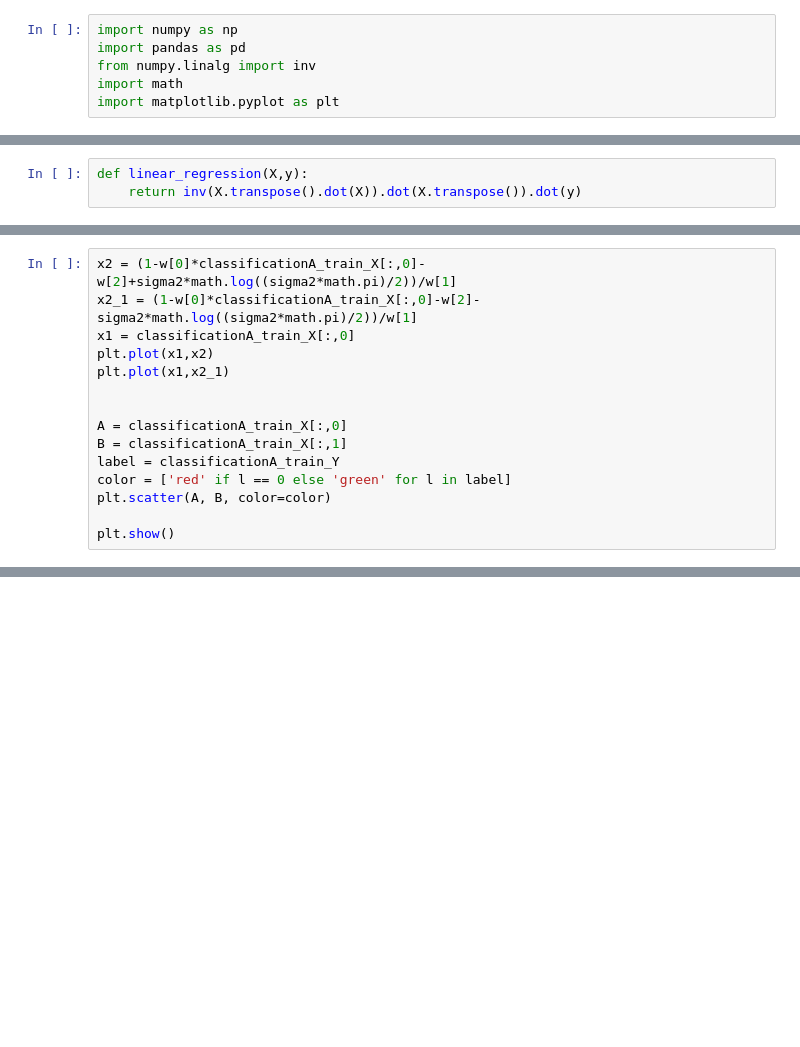
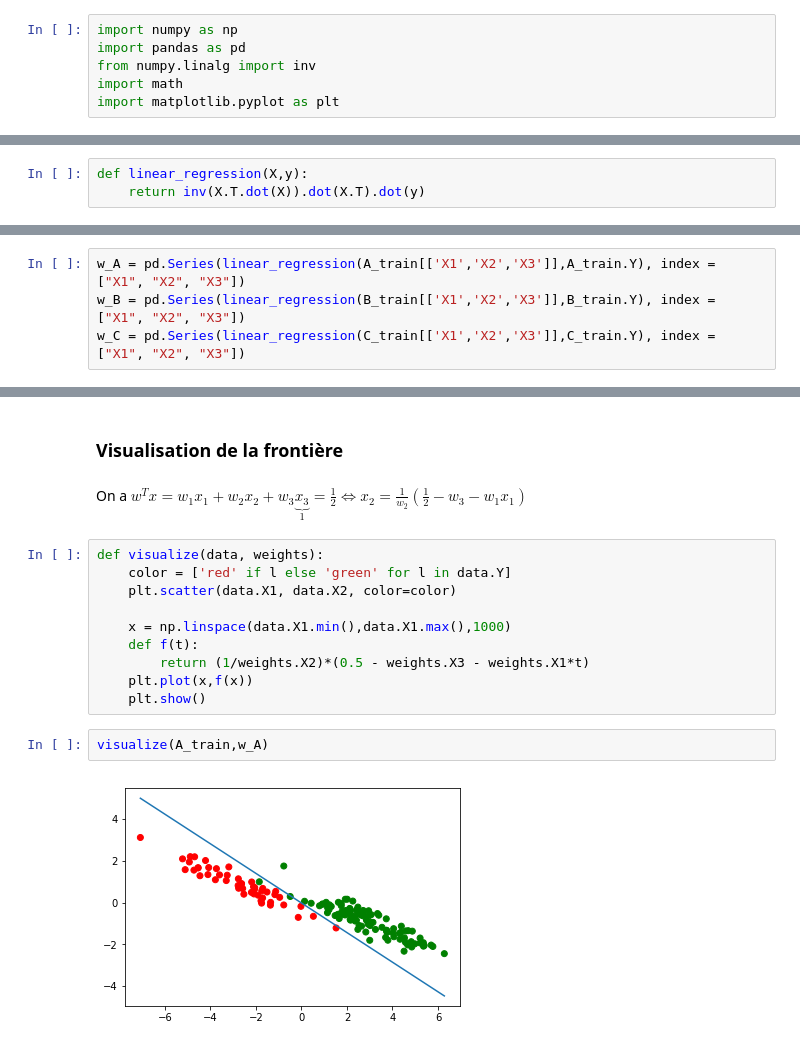
Before and after one commit to YoucefZemmouri/Graphical_Model_HMK1, a Jupyter notebook: Linear_Regression.ipynb, the cells around one changed output, grey strips where cells are left out. Drawn from its saved outputs; the diff is of its cells as text; blank space fills up the shorter version.

```diff
--- a/Linear_Regression.ipynb
+++ b/Linear_Regression.ipynb
@@ -49,3 +25,3 @@ classificationC_test_X[:,2] = 1
 # %%
 def linear_regression(X,y):
-    return inv(X.transpose().dot(X)).dot(X.transpose()).dot(y)
+    return inv(X.T.dot(X)).dot(X.T).dot(y)
@@ -60,15 +27,0 @@ sigma2
-# %%
-x2 = (1-w[0]*classificationA_train_X[:,0]-w[2]+sigma2*math.log((sigma2*math.pi)/2))/w[1]
-x2_1 = (1-w[0]*classificationA_train_X[:,0]-w[2]-sigma2*math.log((sigma2*math.pi)/2))/w[1]
-x1 = classificationA_train_X[:,0]
-plt.plot(x1,x2)
-plt.plot(x1,x2_1)
-
-
-A = classificationA_train_X[:,0]
-B = classificationA_train_X[:,1]
-label = classificationA_train_Y
-color = ['red' if l == 0 else 'green' for l in label]
-plt.scatter(A, B, color=color)
-
-plt.show()
@@ -92,0 +28,4 @@ sigma2
+# %%
+w_A = pd.Series(linear_regression(A_train[['X1','X2','X3']],A_train.Y), index = ["X1", "X2", "X3"])
+w_B = pd.Series(linear_regression(B_train[['X1','X2','X3']],B_train.Y), index = ["X1", "X2", "X3"])
+w_C = pd.Series(linear_regression(C_train[['X1','X2','X3']],C_train.Y), index = ["X1", "X2", "X3"])
@@ -92,0 +53,18 @@ sigma2
+# %% [markdown]
+### Visualisation de la frontière
+# %% [markdown]
+On a $w^T x = w_1 x_1 + w_2 x_2 + w_3 \underbrace{x_3}_{1} = \frac{1}{2} \Leftrightarrow x_2 = \frac{1}{w_2} (\frac{1}{2} - w_3 - w_1 x_1)$
+# %%
+def visualize(data, weights):
+    color = ['red' if l else 'green' for l in data.Y]
+    plt.scatter(data.X1, data.X2, color=color)
+
+    x = np.linspace(data.X1.min(),data.X1.max(),1000)
+    def f(t):
+        return (1/weights.X2)*(0.5 - weights.X3 - weights.X1*t)
+    plt.plot(x,f(x))
+    plt.show()
+# %%
+visualize(A_train,w_A)
+# %% [output]
+[figure, added]
```
Also changed, not shown: parts of 22 cells of this notebook, 2 other files.
